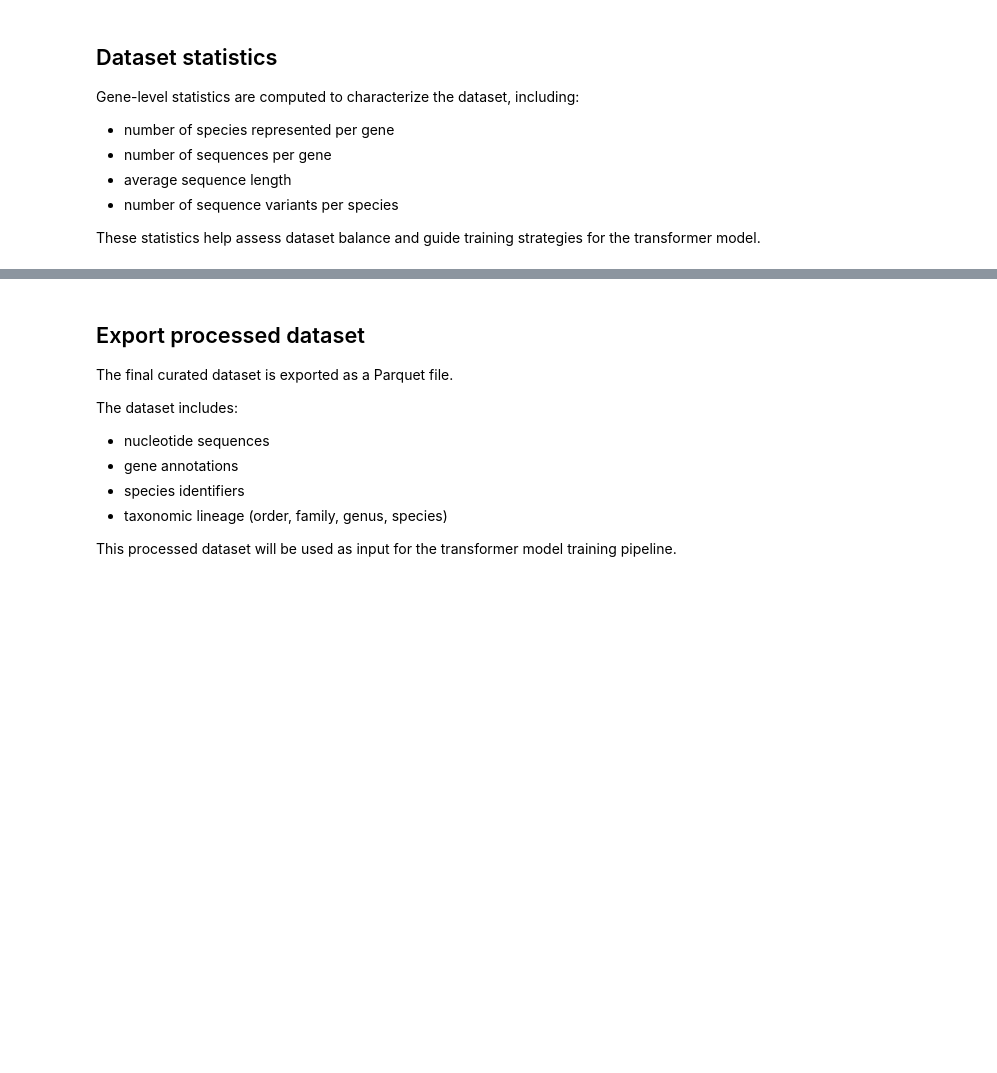
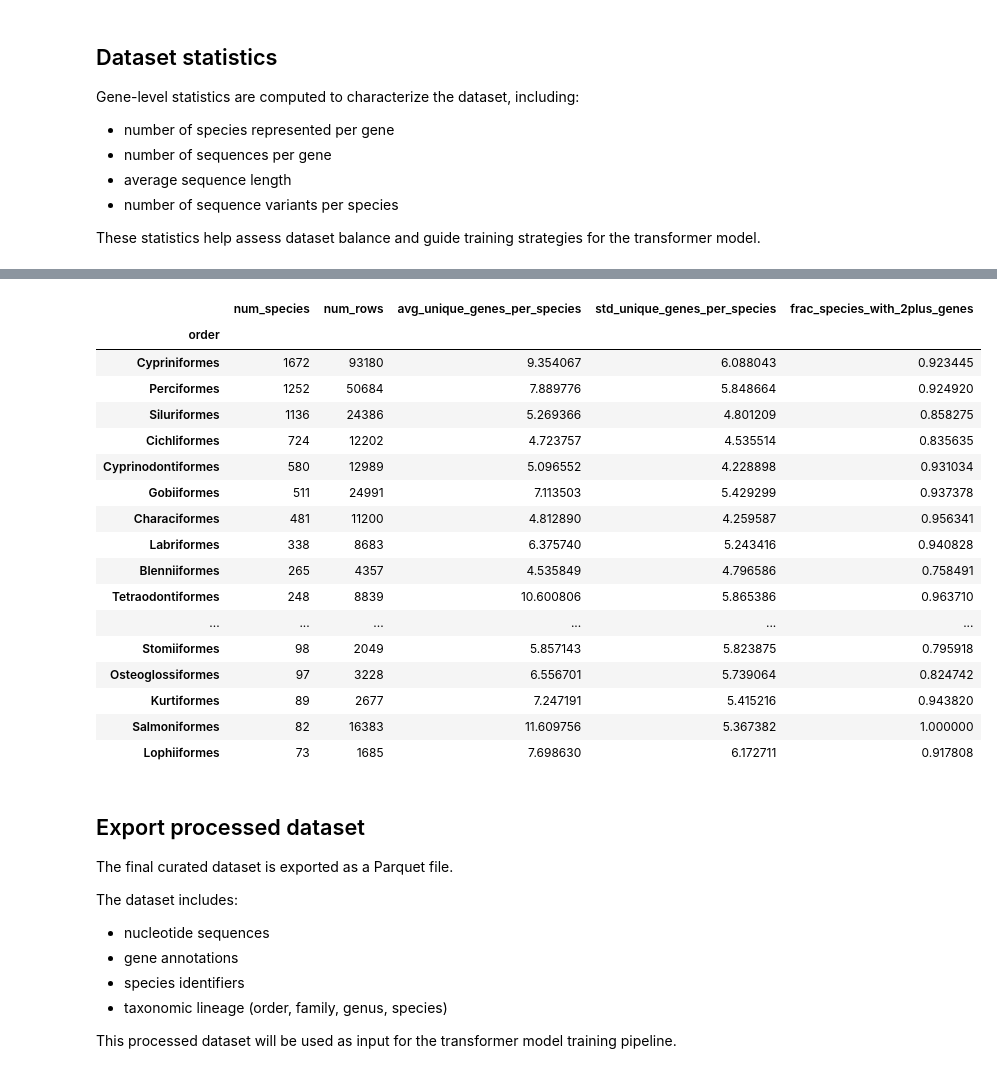
Before and after one commit to Dzee97/FishPhyloEmbedding2, a Jupyter notebook: stage0_preprocessing.ipynb, the cells around one changed output, grey strips where cells are left out. Cells and saved outputs as stored; diff of their text form; code cells hidden in the pictures; blank space fills up the shorter version.

```diff
--- a/stage0_preprocessing.ipynb
+++ b/stage0_preprocessing.ipynb
@@ -550,3 +567,54 @@ Number of species: 11457
+# %%
+# 1. Basic counts per order
+order_counts = df_mf_all_genes_on_tree.groupby('order', observed=True).agg(
+    num_species=('species', 'nunique'),
+    num_rows=('species', 'size')
+)
+
+# 2. Count unique genes per individual species (keeping the order context)
+species_gene_counts = (
+    df_mf_all_genes_on_tree
+    .groupby(['order', 'species'], observed=True)['gene']
+    .nunique()
+    .reset_index(name='unique_gene_count')
+)
+
+# 3. Aggregate species-level data up to the order level
+order_gene_stats = (
+    species_gene_counts.groupby('order', observed=True)['unique_gene_count']
+    .agg(
+        avg_unique_genes_per_species='mean',
+        std_unique_genes_per_species='std', # Added standard deviation
+        frac_species_with_2plus_genes=lambda x: (x >= 2).mean()
+    )
+)
+
+# 4. Join, sort, and display
+final_order_stats = (
+    order_counts.join(order_gene_stats)
+    .sort_values(by='num_species', ascending=False)
+)
+
+final_order_stats.head(30)
+# %% [output]
+|  | num_species | num_rows | avg_unique_genes_per_species | std_unique_genes_per_species | frac_species_with_2plus_genes |
+| order |  |  |  |  |  |
+| Cypriniformes | 1672 | 93180 | 9.354067 | 6.088043 | 0.923445 |
+| Perciformes | 1252 | 50684 | 7.889776 | 5.848664 | 0.924920 |
+| Siluriformes | 1136 | 24386 | 5.269366 | 4.801209 | 0.858275 |
+| Cichliformes | 724 | 12202 | 4.723757 | 4.535514 | 0.835635 |
+| Cyprinodontiformes | 580 | 12989 | 5.096552 | 4.228898 | 0.931034 |
+| Gobiiformes | 511 | 24991 | 7.113503 | 5.429299 | 0.937378 |
+| Characiformes | 481 | 11200 | 4.812890 | 4.259587 | 0.956341 |
+| Labriformes | 338 | 8683 | 6.375740 | 5.243416 | 0.940828 |
+| Blenniiformes | 265 | 4357 | 4.535849 | 4.796586 | 0.758491 |
+| Tetraodontiformes | 248 | 8839 | 10.600806 | 5.865386 | 0.963710 |
+| ... | ... | ... | ... | ... | ... |
+| Stomiiformes | 98 | 2049 | 5.857143 | 5.823875 | 0.795918 |
+| Osteoglossiformes | 97 | 3228 | 6.556701 | 5.739064 | 0.824742 |
+| Kurtiformes | 89 | 2677 | 7.247191 | 5.415216 | 0.943820 |
+| Salmoniformes | 82 | 16383 | 11.609756 | 5.367382 | 1.000000 |
+| Lophiiformes | 73 | 1685 | 7.698630 | 6.172711 | 0.917808 |
 # %% [markdown]
 ## Export processed dataset
 
```
Also changed, not shown: parts of 10 cells of this notebook, 1 other file.
